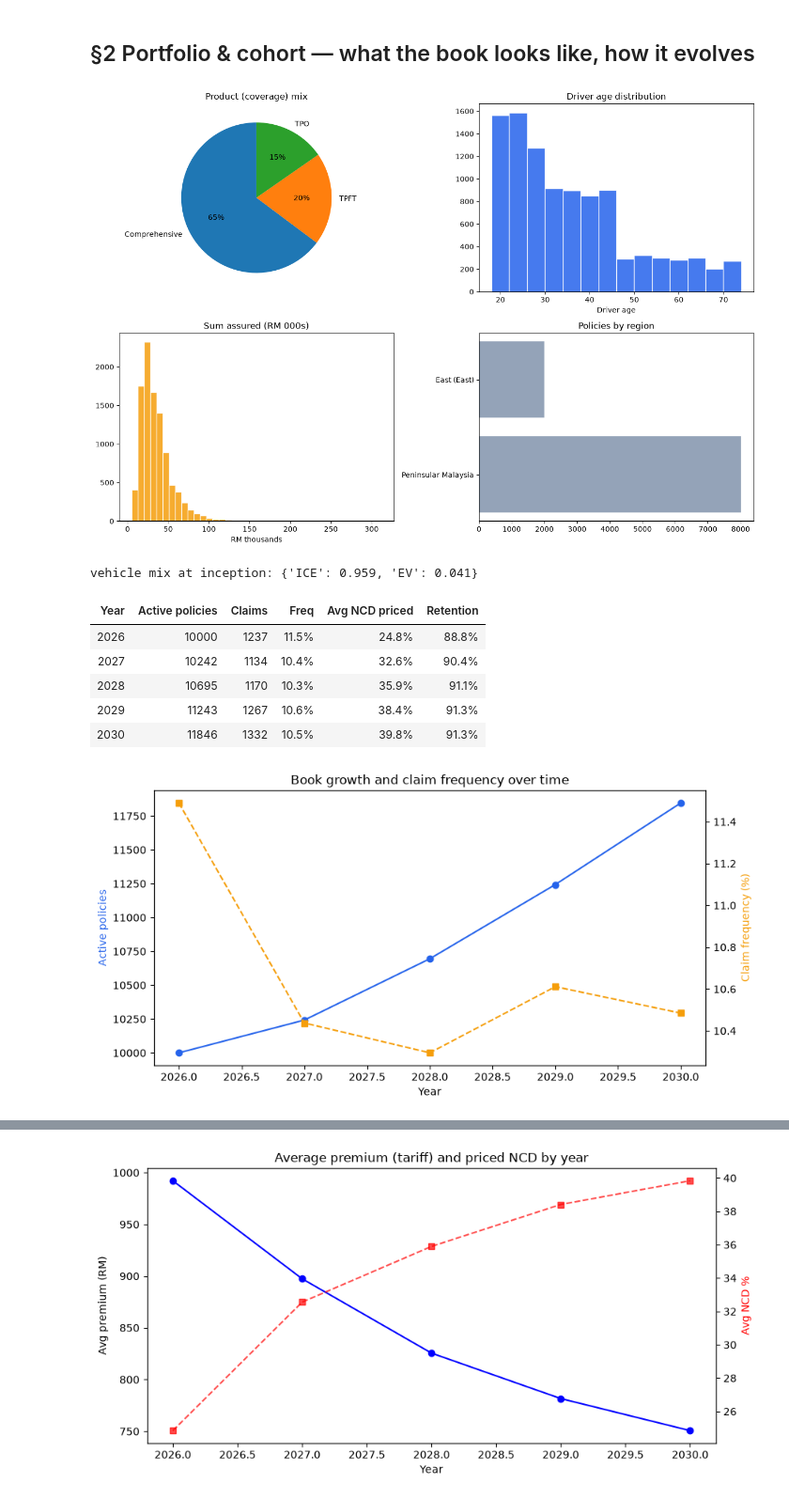
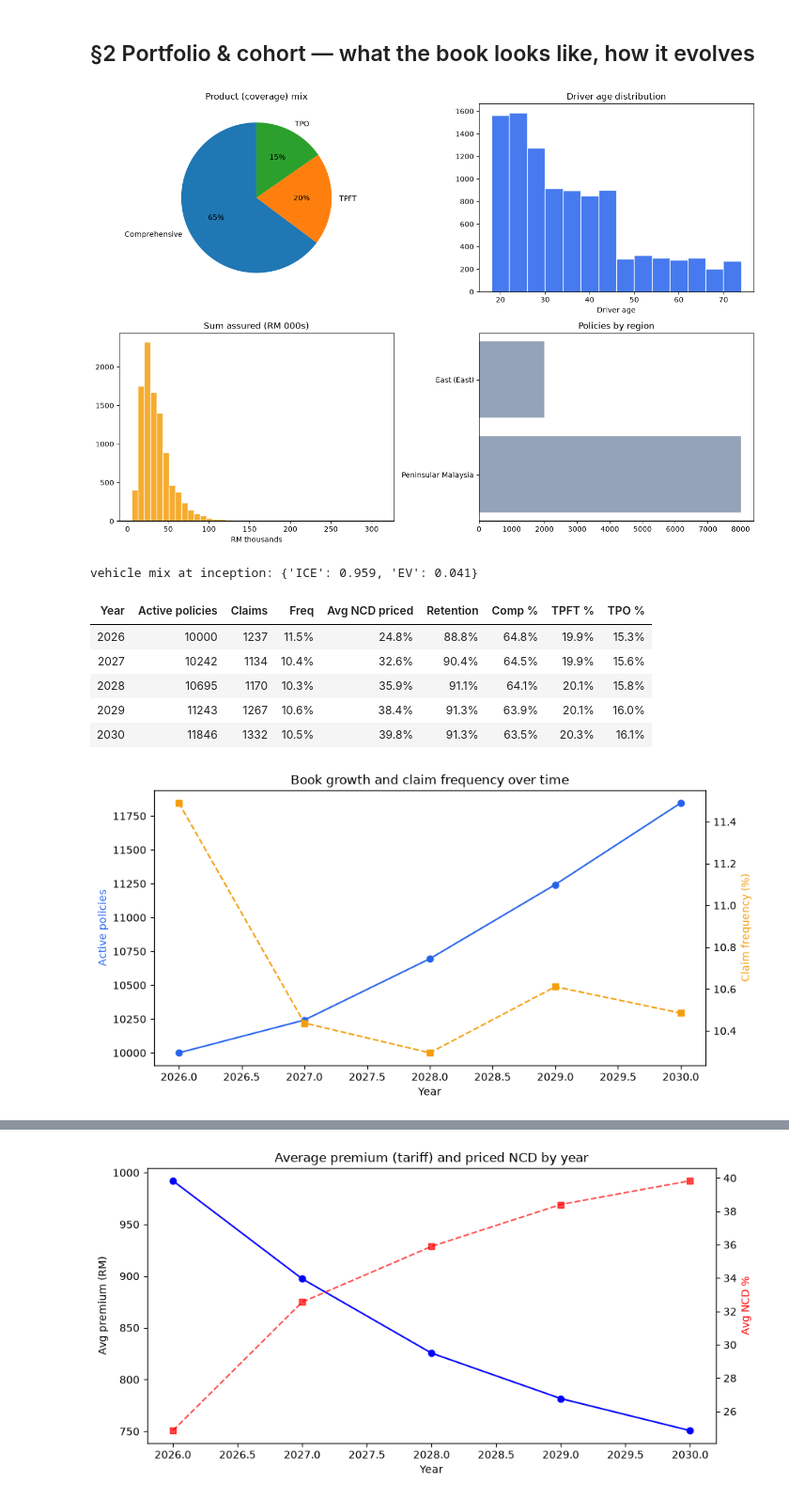
Before and after one commit to QHao-SOLID/MET-X, a Jupyter notebook: simulation/analysis.ipynb, the cells around one changed output, grey strips where cells are left out. Shown at 94% size. Drawn from its saved outputs; the diff is of its cells as text; code cells hidden in the pictures.

```diff
--- a/simulation/analysis.ipynb
+++ b/simulation/analysis.ipynb
@@ -73,40 +73,55 @@ fig, axes = plt.subplots(2, 2, figsize=(13, 9))
 cov_pct = d0['COVERAGE_TYPE'].value_counts(normalize=True) * 100
 axes[0, 0].pie(cov_pct.values, labels=cov_pct.index, autopct='%.0f%%', startangle=90)
 axes[0, 0].set_title('Product (coverage) mix')
 axes[0, 1].hist(d0['DRIVER_AGE'], bins=range(18, 76, 4), color='#2563eb', edgecolor='white', alpha=0.85)
 axes[0, 1].set_title('Driver age distribution'); axes[0, 1].set_xlabel('Driver age')
 axes[1, 0].hist(d0['SUM_ASSURED'] / 1000, bins=40, color='#f59e0b', edgecolor='white', alpha=0.85)
 axes[1, 0].set_title('Sum assured (RM 000s)'); axes[1, 0].set_xlabel('RM thousands')
 reg = d0['REGION'].str.replace(' Malaysia (Sabah, Sawarak & Labuan)', ' (East)', regex=False).value_counts()
 axes[1, 1].barh(reg.index, reg.values, color='#94a3b8')
 axes[1, 1].set_title('Policies by region')
 plt.tight_layout(); plt.show()
 print('vehicle mix at inception:', d0['VEHICLE_TYPE'].value_counts(normalize=True).round(3).to_dict())
 
-# Cohort evolution: growth, frequency, priced NCD, retention per year.
+# Cohort evolution: growth, frequency, priced NCD, retention and coverage mix per year.
+# Coverage shares move only when `coverage_ramp` is set (entrant mix converges).
 rows = []
 for y in sorted(raw.SIM_YEAR.unique()):
     yd = raw[raw.SIM_YEAR == y]
     rows.append({'Year': y, 'Active policies': len(yd), 'Claims': int(yd['CLAIM_COUNT'].sum()),
                  'Freq': yd['CLAIM_OCCURRED'].mean(), 'Avg NCD priced': yd['NCD_LEVEL_PRICED'].mean(),
-                 'Retention': yd['RENEWED'].mean()})
+                 'Retention': yd['RENEWED'].mean(),
+                 'Comp %': (yd['COVERAGE_TYPE'] == 'Comprehensive').mean(),
+                 'TPFT %': (yd['COVERAGE_TYPE'] == 'TPFT').mean(),
+                 'TPO %': (yd['COVERAGE_TYPE'] == 'TPO').mean()})
 cs = pd.DataFrame(rows)
-display(cs.style.format({'Freq': '{:.1%}', 'Avg NCD priced': '{:.1%}', 'Retention': '{:.1%}'}).hide(axis='index'))
+display(cs.style.format({'Freq': '{:.1%}', 'Avg NCD priced': '{:.1%}', 'Retention': '{:.1%}',
+                         'Comp %': '{:.1%}', 'TPFT %': '{:.1%}', 'TPO %': '{:.1%}'}).hide(axis='index'))
 fig, ax1 = plt.subplots(figsize=(9, 4.6))
 ax1.plot(cs.Year, cs['Active policies'], '-o', color='#2563eb', label='Active policies')
 ax1.set_xlabel('Year'); ax1.set_ylabel('Active policies', color='#2563eb')
 ax2 = ax1.twinx()
 ax2.plot(cs.Year, cs['Freq'] * 100, '--s', color='#f59e0b', label='Claim frequency %')
 ax2.set_ylabel('Claim frequency (%)', color='#f59e0b')
 ax1.set_title('Book growth and claim frequency over time')
 plt.tight_layout(); plt.show()
+
+# Coverage mix by year (portfolio): flat without a ramp, drifting with one.
+fig, ax = plt.subplots(figsize=(9, 4.2))
+ax.stackplot(cs.Year, cs['Comp %'], cs['TPFT %'], cs['TPO %'],
+             labels=['Comprehensive', 'TPFT', 'TPO'],
+             colors=['#2563eb', '#f59e0b', '#94a3b8'], alpha=0.85)
+ax.set_title('Coverage mix by year (portfolio)')
+ax.set_ylabel('share'); ax.set_ylim(0, 1)
+ax.legend(loc='lower left', fontsize=8)
+plt.tight_layout(); plt.show()
 # %% [output]
 [figure]
 vehicle mix at inception: {'ICE': 0.959, 'EV': 0.041}
-| Year | Active policies | Claims | Freq | Avg NCD priced | Retention |
-| 2026 | 10000 | 1237 | 11.5% | 24.8% | 88.8% |
-| 2027 | 10242 | 1134 | 10.4% | 32.6% | 90.4% |
-| 2028 | 10695 | 1170 | 10.3% | 35.9% | 91.1% |
-| 2029 | 11243 | 1267 | 10.6% | 38.4% | 91.3% |
-| 2030 | 11846 | 1332 | 10.5% | 39.8% | 91.3% |
+| Year | Active policies | Claims | Freq | Avg NCD priced | Retention | Comp % | TPFT % | TPO % |
+| 2026 | 10000 | 1237 | 11.5% | 24.8% | 88.8% | 64.8% | 19.9% | 15.3% |
+| 2027 | 10242 | 1134 | 10.4% | 32.6% | 90.4% | 64.5% | 19.9% | 15.6% |
+| 2028 | 10695 | 1170 | 10.3% | 35.9% | 91.1% | 64.1% | 20.1% | 15.8% |
+| 2029 | 11243 | 1267 | 10.6% | 38.4% | 91.3% | 63.9% | 20.1% | 16.0% |
+| 2030 | 11846 | 1332 | 10.5% | 39.8% | 91.3% | 63.5% | 20.3% | 16.1% |
 [figure]
```
Also changed, not shown: parts of 30 cells of this notebook, 9 other files.
